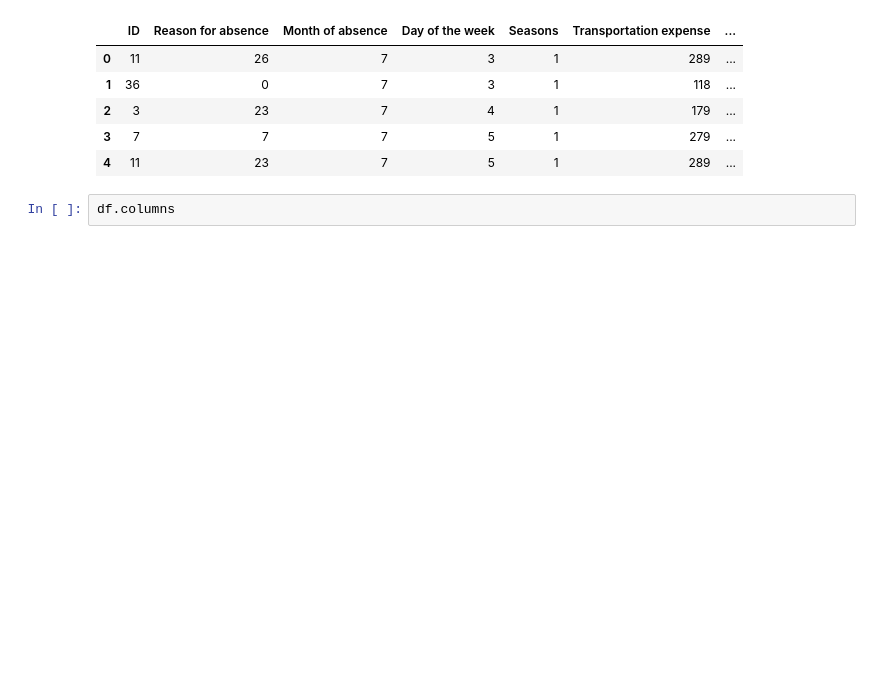
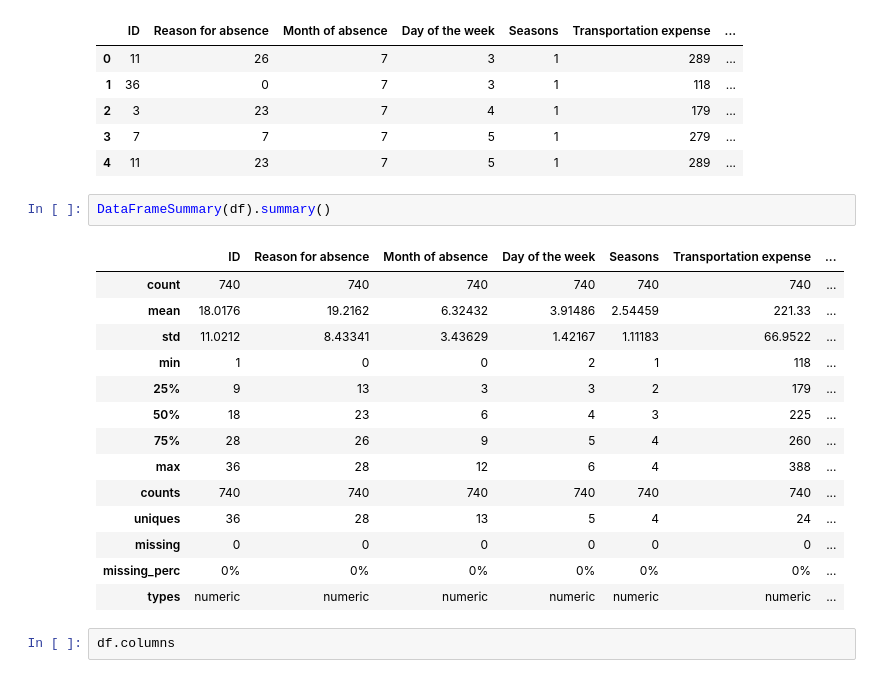
Before and after one commit to renato145/absenteeism-data, a Jupyter notebook: main.ipynb, the cells around one changed output. Saved outputs shown, nothing was run; the diff lists cells and outputs as text; blank space fills up the shorter version.

```diff
--- a/main.ipynb
+++ b/main.ipynb
@@ -17,6 +22,23 @@ df.head()
 | 2 | 3 | 23 | 7 | 4 | 1 | 179 | ... |
 | 3 | 7 | 7 | 7 | 5 | 1 | 279 | ... |
 | 4 | 11 | 23 | 7 | 5 | 1 | 289 | ... |
+# %%
+DataFrameSummary(df).summary()
+# %% [output]
+|  | ID | Reason for absence | Month of absence | Day of the week | Seasons | Transportation expense | ... |
+| count | 740 | 740 | 740 | 740 | 740 | 740 | ... |
+| mean | 18.0176 | 19.2162 | 6.32432 | 3.91486 | 2.54459 | 221.33 | ... |
+| std | 11.0212 | 8.43341 | 3.43629 | 1.42167 | 1.11183 | 66.9522 | ... |
+| min | 1 | 0 | 0 | 2 | 1 | 118 | ... |
+| 25% | 9 | 13 | 3 | 3 | 2 | 179 | ... |
+| 50% | 18 | 23 | 6 | 4 | 3 | 225 | ... |
+| 75% | 28 | 26 | 9 | 5 | 4 | 260 | ... |
+| max | 36 | 28 | 12 | 6 | 4 | 388 | ... |
+| counts | 740 | 740 | 740 | 740 | 740 | 740 | ... |
+| uniques | 36 | 28 | 13 | 5 | 4 | 24 | ... |
+| missing | 0 | 0 | 0 | 0 | 0 | 0 | ... |
+| missing_perc | 0% | 0% | 0% | 0% | 0% | 0% | ... |
+| types | numeric | numeric | numeric | numeric | numeric | numeric | ... |
 # %%
 df.columns
 # %% [output]
```
Also changed, not shown: parts of 6 cells of this notebook.
